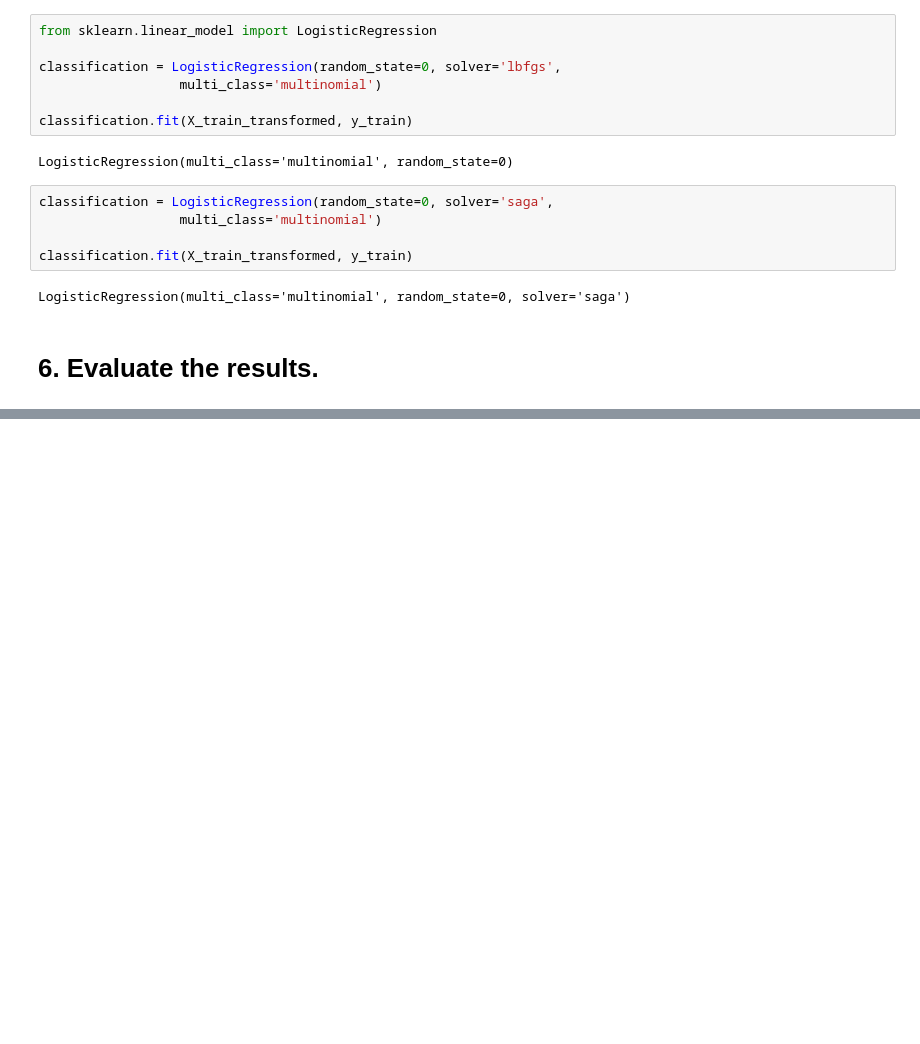
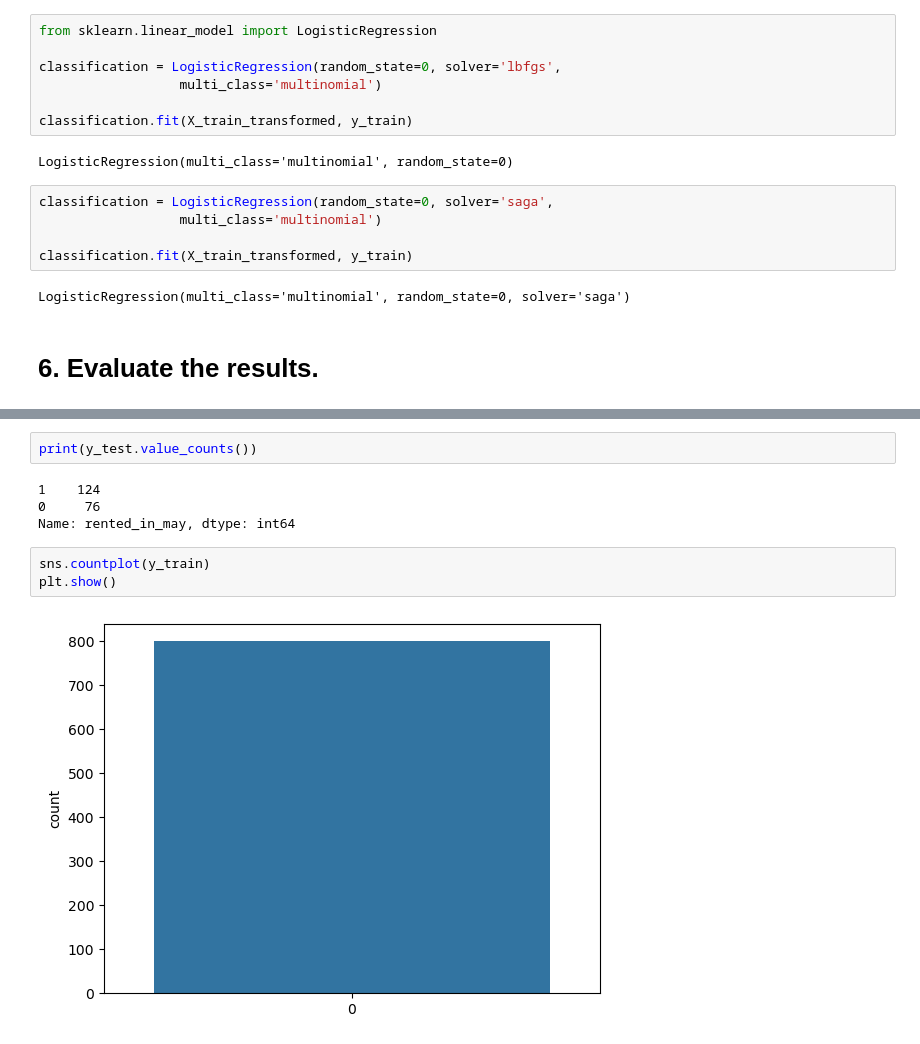
Before and after one commit to Simran2809/lab-predictions-logistic-regression, a Jupyter notebook: Lab_Making predictions with logistic regression.ipynb, the cells around one changed output, grey strips where cells are left out. Saved outputs shown, nothing was run; the diff lists cells and outputs as text; blank space fills up the shorter version.

```diff
--- a/Lab_Making predictions with logistic regression.ipynb
+++ b/Lab_Making predictions with logistic regression.ipynb
@@ -381,0 +388,11 @@ NameError: name 'accuracy_score' is not defined
+# %%
+print(y_test.value_counts())
+# %% [output]
+1    124
+0     76
+Name: rented_in_may, dtype: int64
+# %%
+sns.countplot(y_train)
+plt.show()
+# %% [output]
+[figure, added]
```
Also changed, not shown: parts of 7 cells of this notebook.
